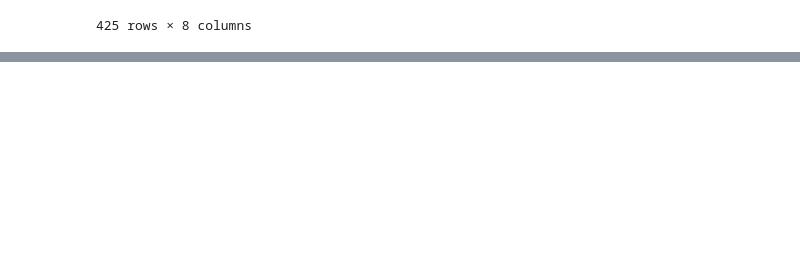
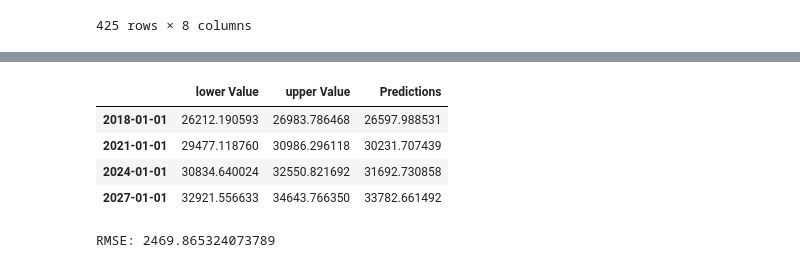
Before and after one commit to IrishMorales/ph-poverty-statistics, a Jupyter notebook: ph-poverty-statistics.ipynb, the cells around one changed output, grey strips where cells are left out. Drawn from its saved outputs; the diff is of its cells as text; code cells hidden in the pictures; blank space fills up the shorter version.

```diff
--- a/ph-poverty-statistics.ipynb
+++ b/ph-poverty-statistics.ipynb
@@ -1138,0 +1182,18 @@ plt.show()
+# %%
+# Get model predictions for 2018, 2021, 2024, & 2027
+y_pred = model.get_forecast(4)
+y_pred_df = y_pred.conf_int(alpha = 0.05)
+y_pred_df["Predictions"] = model.predict(start = y_pred_df.index[0], end = y_pred_df.index[-1])
+y_pred_df
+# %% [output]
+|  | lower Value | upper Value | Predictions |
+| 2018-01-01 | 26212.190593 | 26983.786468 | 26597.988531 |
+| 2021-01-01 | 29477.118760 | 30986.296118 | 30231.707439 |
+| 2024-01-01 | 30834.640024 | 32550.821692 | 31692.730858 |
+| 2027-01-01 | 32921.556633 | 34643.766350 | 33782.661492 |
+# %%
+# Evaluate model performance on years 2018 & 2021
+rmse = np.sqrt(mean_squared_error(test["Value"].values, y_pred_df["Predictions"][:2]))
+print("RMSE:", rmse)
+# %% [output]
+RMSE: 2469.865324073789
```
Also changed, not shown: parts of 77 cells of this notebook, 2 other files.
